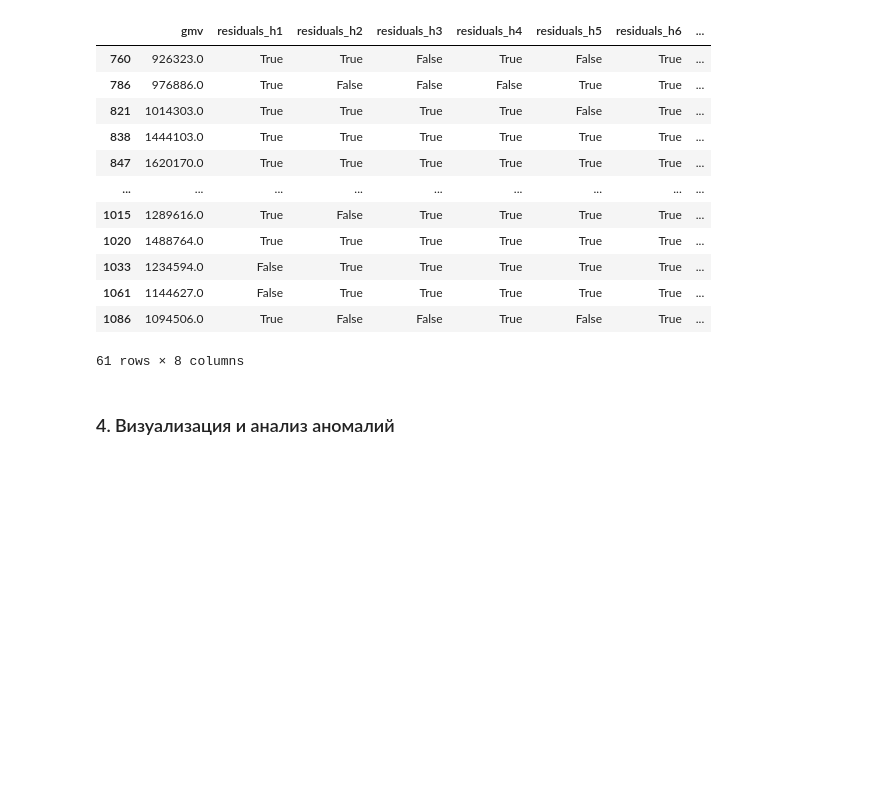
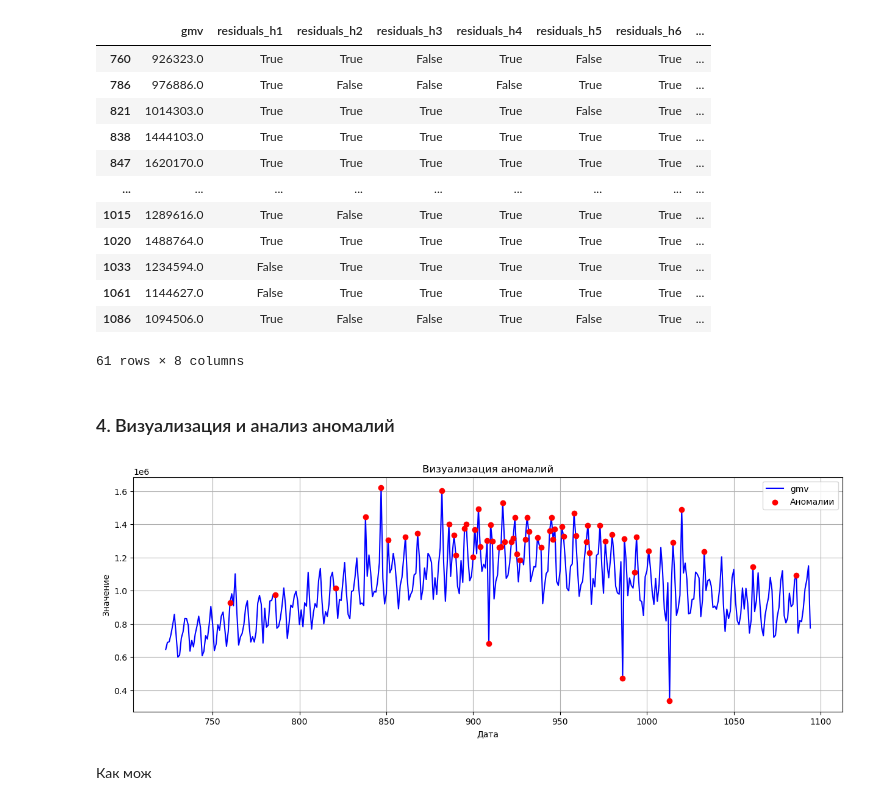
Before and after one commit to RabochiyYan/Ozon_test, a Jupyter notebook: Task_1.2/Task_1.2.ipynb, the cells around one changed output. Saved outputs shown, nothing was run; the diff lists cells and outputs as text; code cells hidden in the pictures; blank space fills up the shorter version.

```diff
--- a/Task_1.2/Task_1.2.ipynb
+++ b/Task_1.2/Task_1.2.ipynb
@@ -314,17 +314,21 @@ anomalys
 # %%
 import matplotlib.pyplot as plt
 
 plt.figure(figsize=(15, 5))
 plt.plot(gmv_full.index, gmv_full, label='gmv', color='blue')
 
 # Отмечаем аномалии
-plt.scatter(df.loc[anomalys.in].index,
-            df.loc[anomaly_indices]['target'],
+plt.scatter(gmv_full.loc[anomalys.index].index,
+            gmv_full.loc[anomalys.index],
             color='red', label='Аномалии', zorder=5)
 
 plt.title('Визуализация аномалий')
 plt.xlabel('Дата')
 plt.ylabel('Значение')
 plt.legend()
 plt.grid(True)
 plt.show()
+# %% [output]
+[figure, added]
+# %% [markdown]
+Как мож
```
